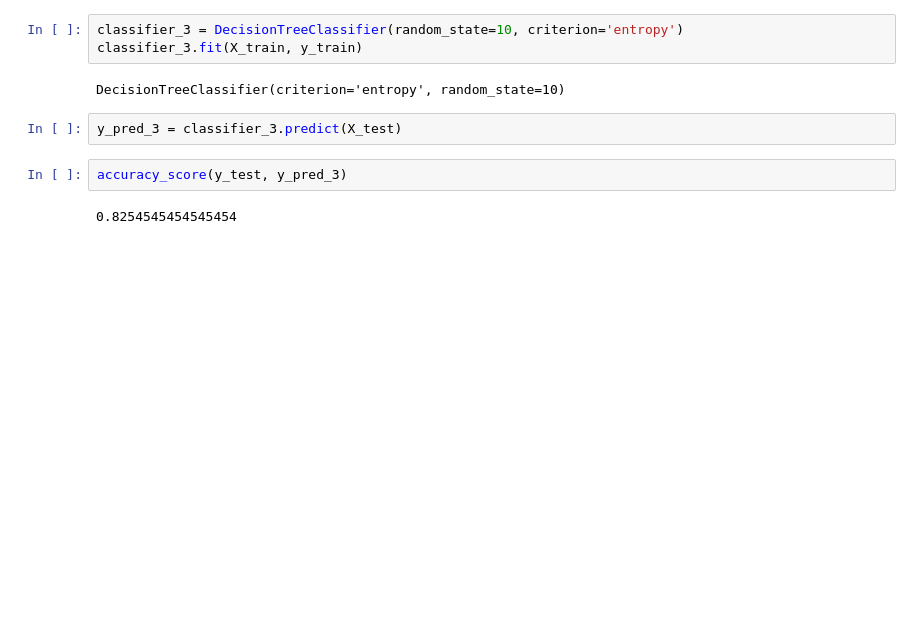
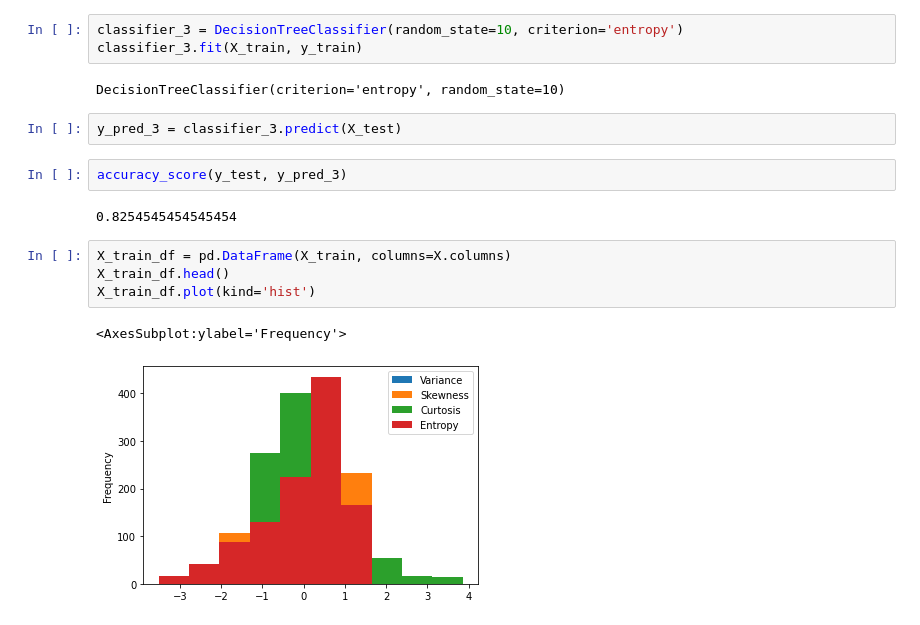
Before and after one commit to irushawn/dsc-decision-trees-lab, a Jupyter notebook: index.ipynb, the cells around one changed output. Drawn from its saved outputs; the diff is of its cells as text; blank space fills up the shorter version.

Commit message:
normalized the data

```diff
--- a/index.ipynb
+++ b/index.ipynb
@@ -236,3 +236,10 @@ y_pred_3 = classifier_3.predict(X_test)
 accuracy_score(y_test, y_pred_3)
 # %% [output]
 0.8254545454545454
+# %%
+X_train_df = pd.DataFrame(X_train, columns=X.columns)
+X_train_df.head()
+X_train_df.plot(kind='hist')
+# %% [output]
+<AxesSubplot:ylabel='Frequency'>
+[figure, added]
```
